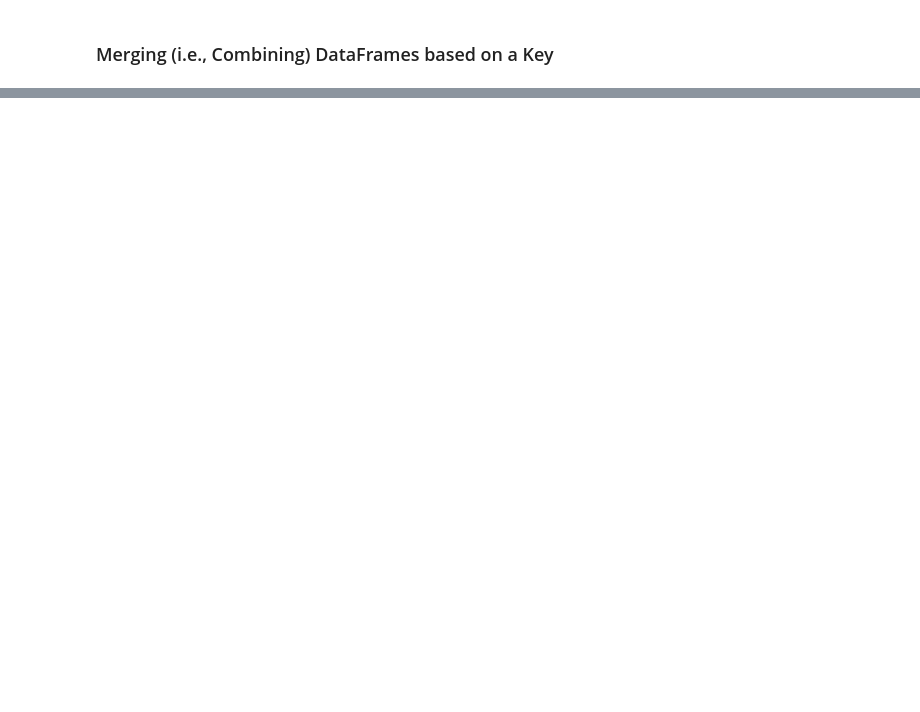
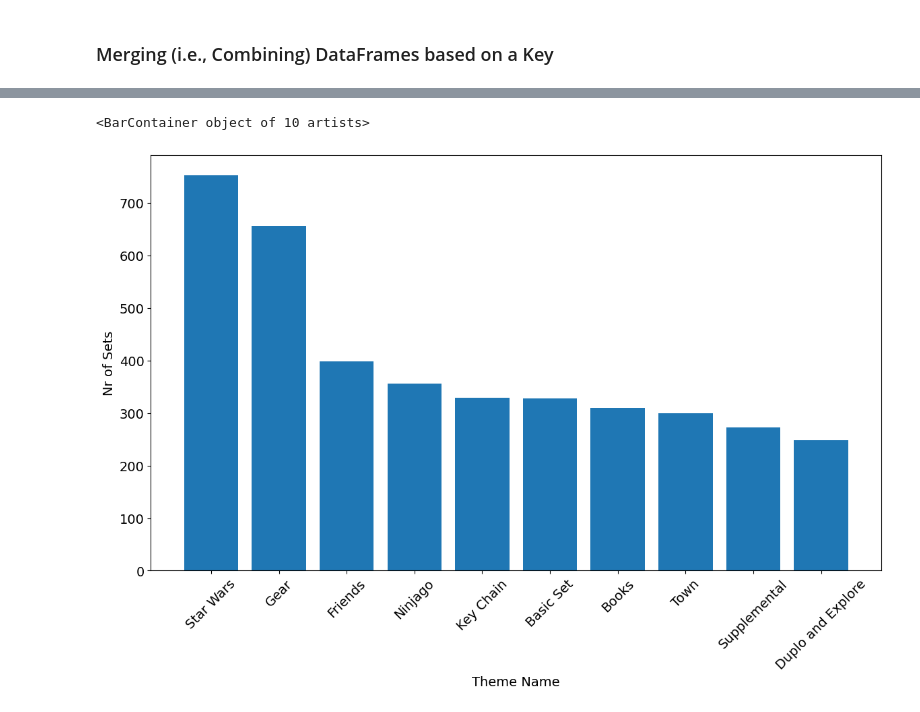
Before and after one commit to renankin/100-days-of-code, a Jupyter notebook: day-074/lego-data/lego_analysis_course.ipynb, the cells around one changed output, grey strips where cells are left out. Cells and saved outputs as stored; diff of their text form; code cells hidden in the pictures; blank space fills up the shorter version.

```diff
--- a/day-074/lego-data/lego_analysis_course.ipynb
+++ b/day-074/lego-data/lego_analysis_course.ipynb
@@ -220,3 +246,6 @@ Text(0, 0.5, 'Number of themes')
 ### Number of Sets per LEGO Theme
 # %% [markdown]
 LEGO has licensed many hit franchises from Harry Potter to Marvel Super Heros to many others. But which theme has the largest number of individual sets?
+# %%
+set_theme_count = sets["theme_id"].value_counts()
+set_theme_count.head()
@@ -228,3 +267,5 @@ LEGO has licensed many hit franchises from Harry Potter to Marvel Super Heros to
 The themes.csv file has the actual theme names. The sets .csv has <code>theme_ids</code> which link to the <code>id</code> column in the themes.csv.
 # %% [markdown]
 **Challenge**: Explore the themes.csv. How is it structured? Search for the name 'Star Wars'. How many <code>id</code>s correspond to this name in the themes.csv? Now use these <code>id</code>s and find the corresponding the sets in the sets.csv (Hint: you'll need to look for matches in the <code>theme_id</code> column)
+# %%
+themes = pd.read_csv("data/themes.csv")
@@ -231,2 +318,7 @@ The themes.csv file has the actual theme names. The sets .csv has <code>theme_id
 # %% [markdown]
 ### Merging (i.e., Combining) DataFrames based on a Key
+# %%
+set_theme_count = pd.DataFrame({"id": set_theme_count.index,
+                                "set_count": set_theme_count.values})
+
+set_theme_count.head()
@@ -232,0 +332,3 @@ The themes.csv file has the actual theme names. The sets .csv has <code>theme_id
+# %%
+merged_df = pd.merge(left=set_theme_count, right=themes, on="id")
+merged_df.head()
@@ -232,0 +342,11 @@ The themes.csv file has the actual theme names. The sets .csv has <code>theme_id
+# %%
+plt.figure(figsize=(14,8))
+plt.xticks(fontsize=14, rotation=45)
+plt.yticks(fontsize=14)
+plt.ylabel("Nr of Sets", fontsize=14)
+plt.xlabel("Theme Name", fontsize=14)
+
+plt.bar(x=merged_df.name[:10], height=merged_df.set_count[:10])
+# %% [output]
+<BarContainer object of 10 artists>
+[figure, added]
```
Also changed, not shown: parts of 12 cells of this notebook.
